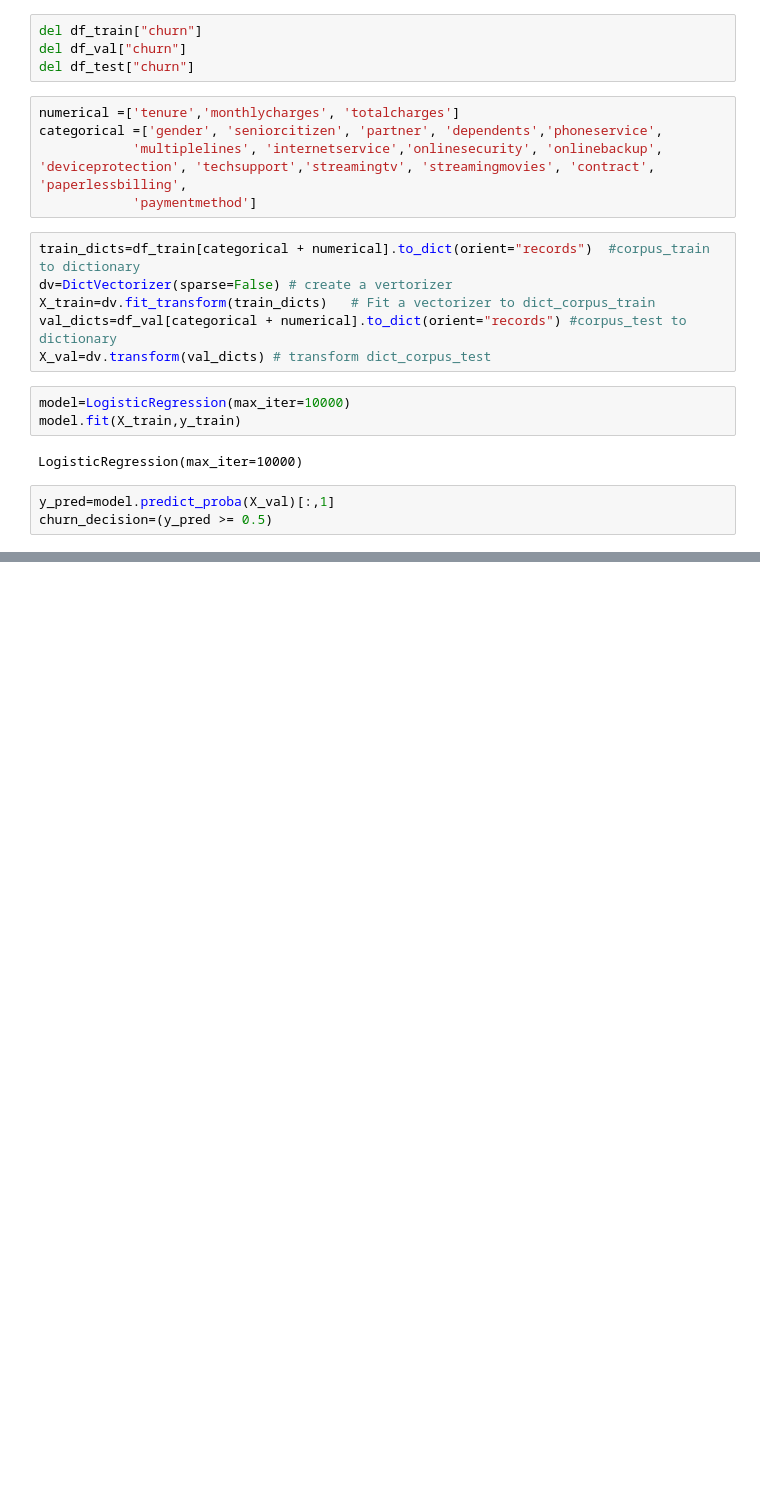
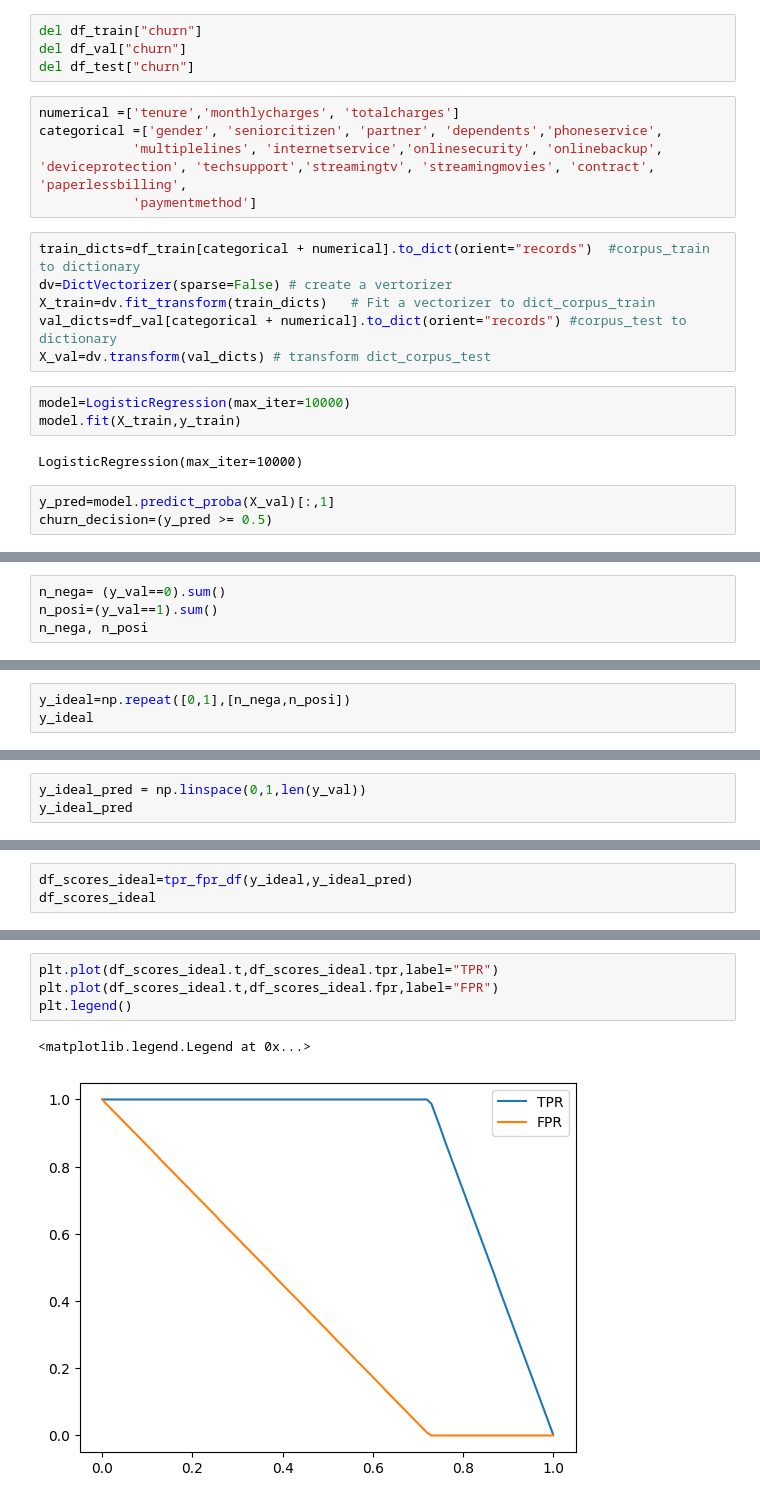
Before and after one commit to apoloconway/machine_learning, a Jupyter notebook: 04-evaluation-metrics/notebook.ipynb, the cells around one changed output, grey strips where cells are left out. Saved outputs shown, nothing was run; the diff lists cells and outputs as text; blank space fills up the shorter version.

```diff
--- a/04-evaluation-metrics/notebook.ipynb
+++ b/04-evaluation-metrics/notebook.ipynb
@@ -61,0 +262,4 @@ np.float64(0.8034066713981547)
+# %%
+n_nega= (y_val==0).sum()
+n_posi=(y_val==1).sum()
+n_nega, n_posi
@@ -61,0 +272,3 @@ np.float64(0.8034066713981547)
+# %%
+y_ideal=np.repeat([0,1],[n_nega,n_posi])
+y_ideal
@@ -61,0 +277,3 @@ np.float64(0.8034066713981547)
+# %%
+y_ideal_pred = np.linspace(0,1,len(y_val))
+y_ideal_pred
@@ -61,0 +287,3 @@ np.float64(0.8034066713981547)
+# %%
+df_scores_ideal=tpr_fpr_df(y_ideal,y_ideal_pred)
+df_scores_ideal
@@ -61,0 +304,7 @@ np.float64(0.8034066713981547)
+# %%
+plt.plot(df_scores_ideal.t,df_scores_ideal.tpr,label="TPR")
+plt.plot(df_scores_ideal.t,df_scores_ideal.fpr,label="FPR")
+plt.legend()
+# %% [output]
+<matplotlib.legend.Legend at 0x...>
+[figure, added]
```
Also changed, not shown: parts of 65 cells of this notebook.
